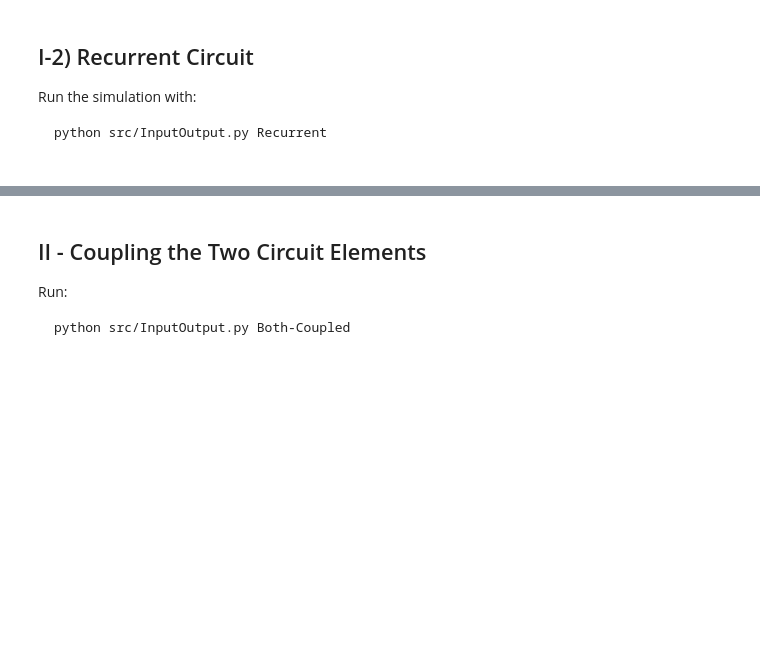
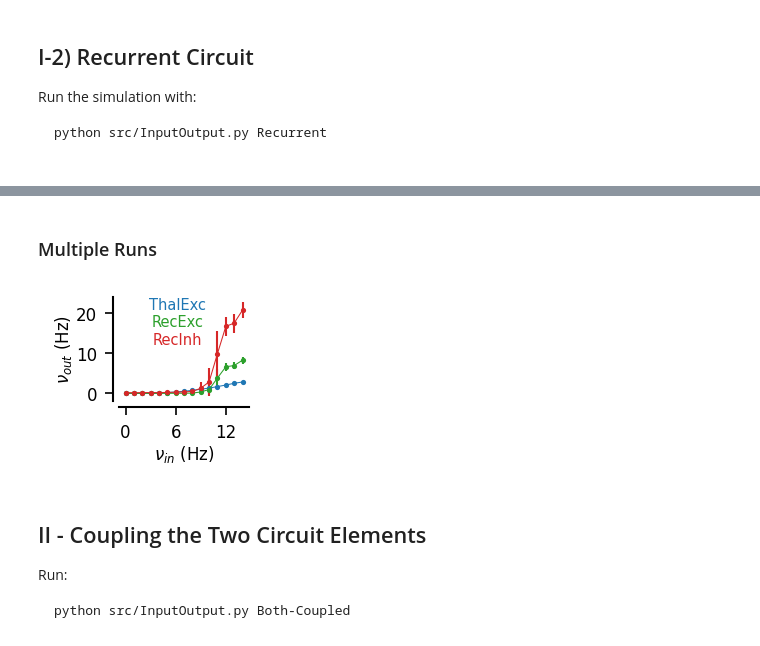
Before and after one commit to yzerlaut/Van-Velze-et-al-2024, a Jupyter notebook: Building-the-Circuit-Model.ipynb, the cells around one changed output, grey strips where cells are left out. Saved outputs shown, nothing was run; the diff lists cells and outputs as text; code cells hidden in the pictures; blank space fills up the shorter version.

```diff
--- a/Building-the-Circuit-Model.ipynb
+++ b/Building-the-Circuit-Model.ipynb
@@ -93,3 +118,45 @@ IndexError: boolean index did not match indexed array along dimension 0; dimensi
+# %% [markdown]
+### Multiple Runs
+# %%
+# RESTART THE KERNEL
+from src.RecCircuit import *
+
+Model['tstop'] = t[-1]+t[1]
+for seed in range(10):
+    NTWK = run_ntwk_sim(Model, REC_POPS,
+                        AFF_POPS=AFF_POPS,
+                        AFF_RATE_ARRAYS = [Model['F_BgExc']+0*t,
+                                           stim, stim],
+                        SEED=seed,
+                        verbose=False)
+
+    ntwk.recording.write_as_hdf5(NTWK, filename='data/IO-Dsnh-%i.h5' % seed)
+# %%
+Resp = {'ThalExc':[], 'RecExc':[], 'RecInh':[]}
+for seed in range(10):
+    data = ntwk.recording.load_dict_from_hdf5('data/IO-Dsnh-%i.h5' % seed)
+    for key in Resp:
+        Resp[key].append(output_resp(data['POP_ACT_%s' % key]))
+for key in Resp:
+    Resp[key] = np.array(Resp[key])
+
+fig, ax = pt.figure(figsize=(1.,1.1))
+for i, label, color in zip(range(3),
+                           list(Resp.keys()),
+                           COLORS):
+    pt.scatter(Inputs, Resp[label].mean(axis=0),
+               sy = Resp[label].std(axis=0),
+               color=color, lw=0.5, ms=1.5, ax=ax)
+    ax.annotate(i*'\n'+label, (0.45,1),
+                va='top', ha='center',
+                color=color,
+                xycoords='axes fraction', fontsize=7)
+
+pt.set_plot(ax, xlabel='$\\nu_{in}$ (Hz)',
+            ylabel='$\\nu_{out}$ (Hz)')
+fig.savefig('/Users/yann/Desktop/temp.svg')
+# %% [output]
+[figure, added]
 # %% [markdown]
 ## II - Coupling the Two Circuit Elements
 
```
Also changed, not shown: parts of 9 cells of this notebook, 7 other files.
